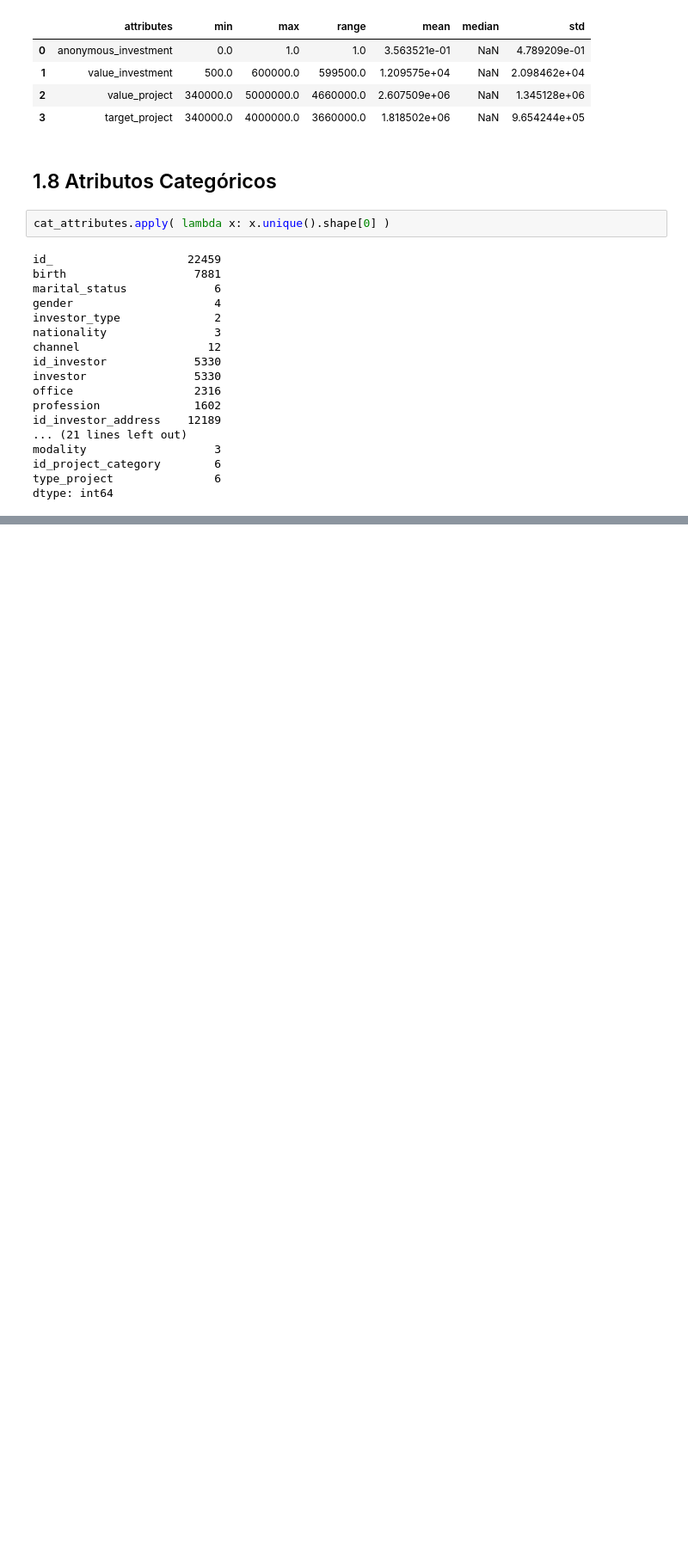
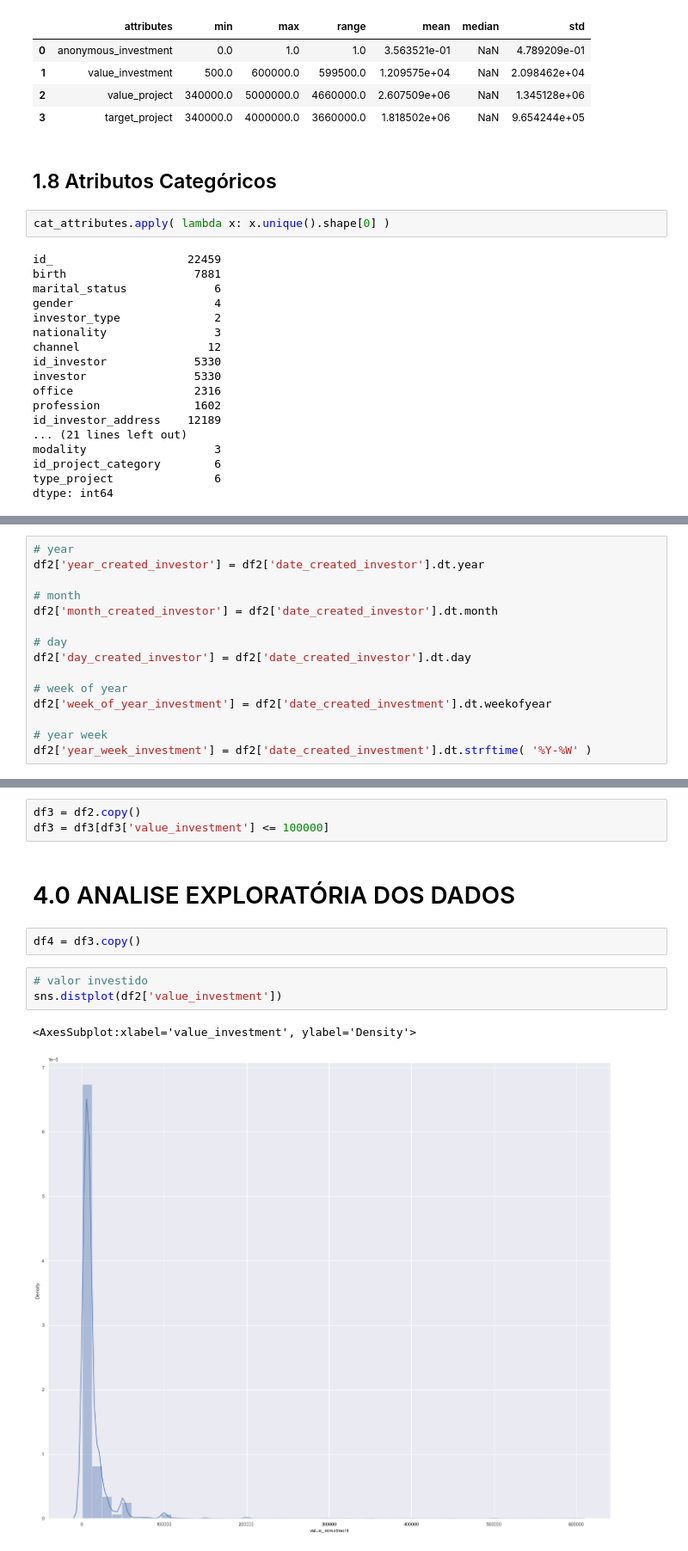
Before and after one commit to marcusbraggion/desafio_bloxs, a Jupyter notebook: notebooks/bloxs_insights.ipynb, the cells around one changed output, grey strips where cells are left out. Shown at 86% size. Cells and saved outputs as stored; diff of their text form; blank space fills up the shorter version.

```diff
--- a/notebooks/bloxs_insights.ipynb
+++ b/notebooks/bloxs_insights.ipynb
@@ -265,0 +273,15 @@ df3 = df2.copy()
+# %%
+# year
+df2['year_created_investor'] = df2['date_created_investor'].dt.year
+
+# month
+df2['month_created_investor'] = df2['date_created_investor'].dt.month
+
+# day
+df2['day_created_investor'] = df2['date_created_investor'].dt.day
+
+# week of year
+df2['week_of_year_investment'] = df2['date_created_investment'].dt.weekofyear
+
+# year week
+df2['year_week_investment'] = df2['date_created_investment'].dt.strftime( '%Y-%W' )
@@ -265,0 +290,13 @@ df3 = df2.copy()
+# %%
+df3 = df2.copy()
+df3 = df3[df3['value_investment'] <= 100000]
+# %% [markdown]
+# 4.0 ANALISE EXPLORATÓRIA DOS DADOS
+# %%
+df4 = df3.copy()
+# %%
+# valor investido
+sns.distplot(df2['value_investment'])
+# %% [output]
+<AxesSubplot:xlabel='value_investment', ylabel='Density'>
+[figure, added]
```
Also changed, not shown: parts of 20 cells of this notebook, 5 other files.
